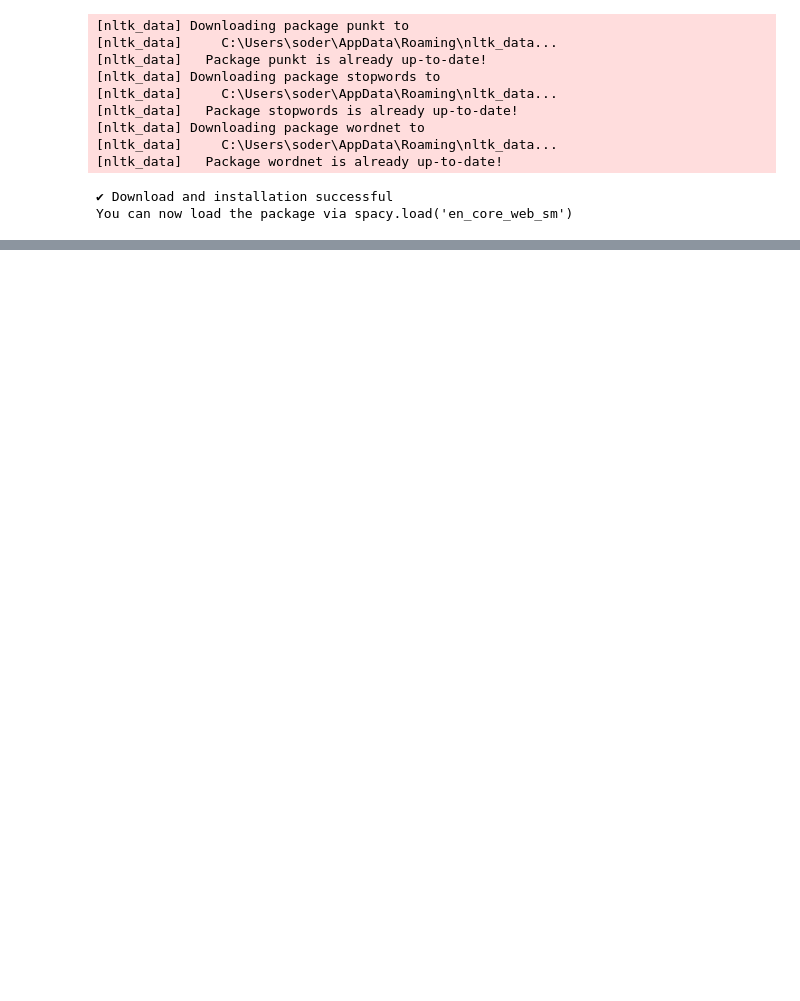
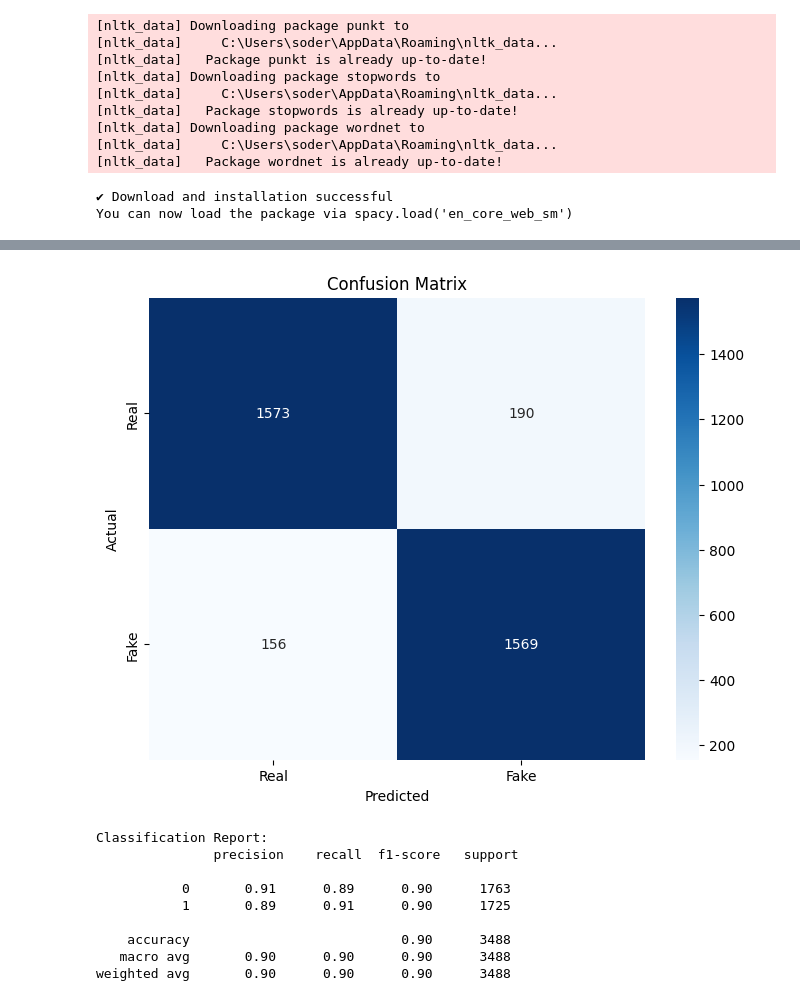
Before and after one commit to Lindb3rg/fake_-news, a Jupyter notebook: test2.ipynb, the cells around one changed output, grey strips where cells are left out. Drawn from its saved outputs; the diff is of its cells as text; code cells hidden in the pictures; blank space fills up the shorter version.

```diff
--- a/test2.ipynb
+++ b/test2.ipynb
@@ -52,3 +54,7 @@ You can now load the package via spacy.load('en_core_web_sm')
+# %%
+# Extract texts and labels
+texts = data["headlines"]
+labels = data["outcome"]
 # %%
 # Preprocessing
 def preprocess_text(text):
@@ -78,17 +84,46 @@ def preprocess_text(text):
 
 
 # Apply preprocessing to all texts
-preprocessed_texts = [preprocess_text(text) for text in texts]
+
+def preprocess_and_undersample(X, y):
+    # Apply text preprocessing to your text data
+    preprocessed_texts = [preprocess_text(text) for text in X]
+
+    # Combine preprocessed text and labels for undersampling
+    preprocessed_data = pd.DataFrame({'headlines': preprocessed_texts, 'outcome': y})
+
+    # Separate majority and minority classes
+    majority_class = preprocessed_data[preprocessed_data['outcome'] == 1]
+    minority_class = preprocessed_data[preprocessed_data['outcome'] == 0]
+
+    # Undersample the majority class
+    majority_undersampled = resample(majority_class, replace=False, n_samples=len(minority_class), random_state=42)
+
+    # Combine minority class and undersampled majority class
+    undersampled_data = pd.concat([majority_undersampled, minority_class])
+
+    # Separate features and labels after undersampling
+    X_undersampled = undersampled_data['headlines']
+    y_undersampled = undersampled_data['outcome']
+
+    print(y_undersampled.value_counts())
+
+    return X_undersampled, y_undersampled
+
+X_train_undersampled, y_train_undersampled = preprocess_and_undersample(texts, labels)
+
+
+
 
 # Tokenization using Keras Tokenizer
-max_words = 12200
+max_words = 27458
 tokenizer = Tokenizer(num_words=max_words)
-tokenizer.fit_on_texts(preprocessed_texts)
-sequences = tokenizer.texts_to_sequences(preprocessed_texts)
+tokenizer.fit_on_texts(X_train_undersampled)
+sequences = tokenizer.texts_to_sequences(X_train_undersampled)
 
 # Padding sequences
 maxlen = 75
 X = pad_sequences(sequences, maxlen=maxlen)
 
 # Convert labels to numpy array
-y = np.array(labels)
+y = np.array(y_train_undersampled)
@@ -124,7 +177,7 @@ cm = confusion_matrix(y_test, y_pred_binary)
 
 # Display confusion matrix
 plt.figure(figsize=(8, 6))
-sns.heatmap(cm, annot=True, fmt="d", cmap="Blues", xticklabels=['Fake', 'Real'], yticklabels=['Fake', 'Real'])
+sns.heatmap(cm, annot=True, fmt="d", cmap="Blues", xticklabels=['Real', 'Fake'], yticklabels=['Real', 'Fake'])
 plt.title('Confusion Matrix')
 plt.xlabel('Predicted')
 plt.ylabel('Actual')
@@ -132,3 +185,4 @@ plt.show()
 
 # Display classification report
 print("Classification Report:\n", classification_report(y_test, y_pred_binary))
+# %% [output]
@@ -135,3 +190,13 @@ print("Classification Report:\n", classification_report(y_test, y_pred_binary))
+[figure, added]
+Classification Report:
+               precision    recall  f1-score   support
+
+           0       0.91      0.89      0.90      1763
+           1       0.89      0.91      0.90      1725
+
+    accuracy                           0.90      3488
+   macro avg       0.90      0.90      0.90      3488
+weighted avg       0.90      0.90      0.90      3488
 # %%
 newsapi = NewsApiClient(api_key='2ec72918ca08491b885785649a92cfb7')
 covid_articles = newsapi.get_everything(q='covid',
```
Also changed, not shown: parts of 16 cells of this notebook, 3 other files.
